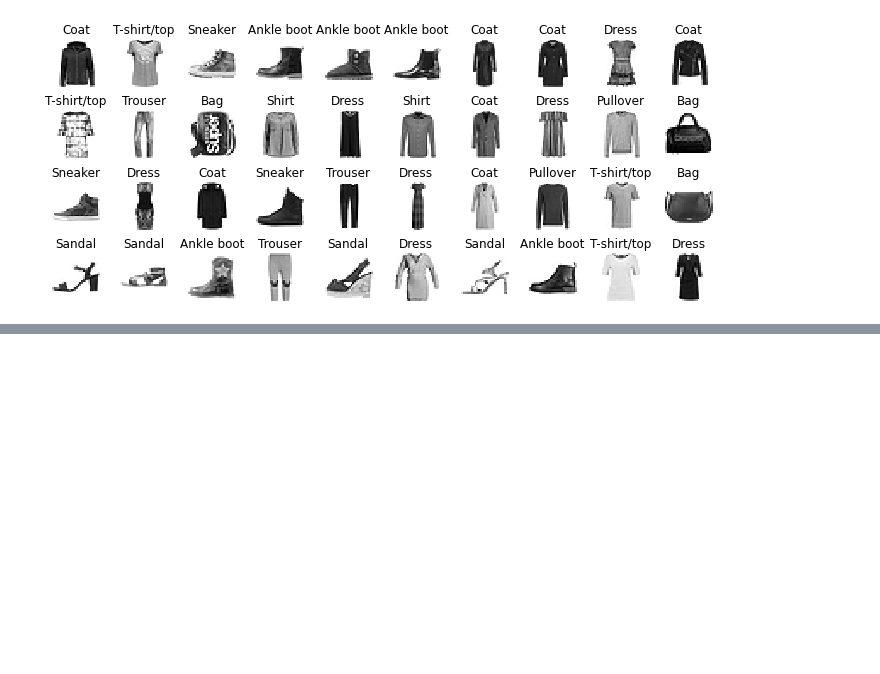
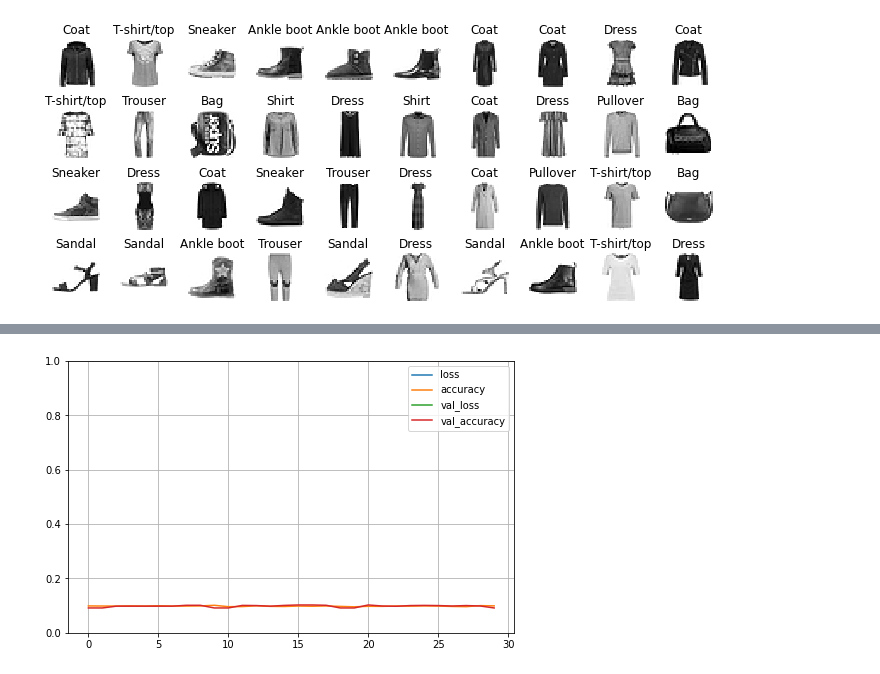
Before and after one commit to vivekprajapati2048/ML-Notes, a Jupyter notebook: Hands-On ML/1. Introduction to Artificial Neural Networks with Keras.ipynb, the cells around one changed output, grey strips where cells are left out. Cells and saved outputs as stored; diff of their text form; code cells hidden in the pictures; blank space fills up the shorter version.

```diff
--- a/Hands-On ML/1. Introduction to Artificial Neural Networks with Keras.ipynb
+++ b/Hands-On ML/1. Introduction to Artificial Neural Networks with Keras.ipynb
@@ -99,0 +120,4 @@ _________________________________________________________________
+# %%
+model.compile(loss='sparse_categorical_crossentropy',
+              optimizer='sgd',
+              metrics=['accuracy'])
@@ -99,0 +130,4 @@ _________________________________________________________________
+# %%
+history = model.fit(X_train, y_train,
+                   epochs= 30,
+                   validation_data=(X_valid, y_valid))
@@ -99,0 +152,11 @@ _________________________________________________________________
+# %%
+# using pandas dataframe to get learning curves
+import pandas as pd
+import numpy as np
+
+pd.DataFrame(history.history).plot(figsize=(8,5))
+plt.grid(True)
+plt.gca().set_ylim(0,1) # set the vertical range to 0-1
+plt.show()
+# %% [output]
+[figure, added]
```
Also changed, not shown: parts of 20 cells of this notebook.
